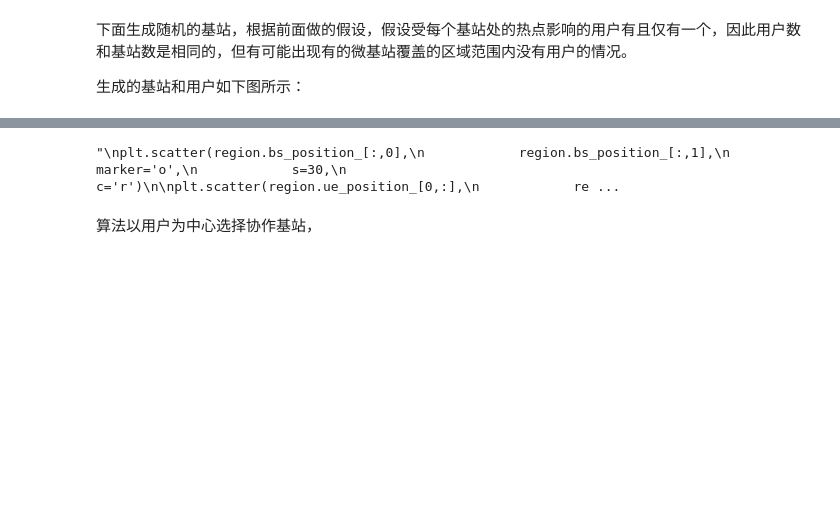
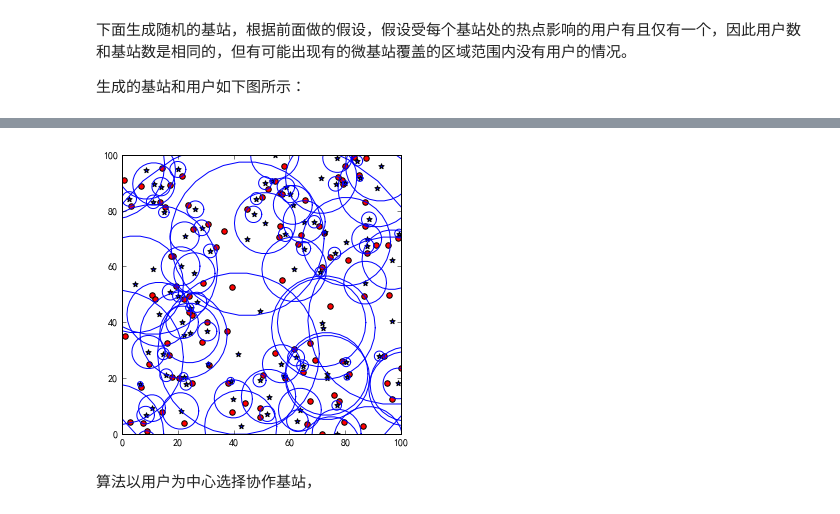
Before and after one commit to JimyMa/UniformBSGaussianUE, a Jupyter notebook: examples/user_center_clustering/user_center_cluster.ipynb, the cells around one changed output, grey strips where cells are left out. Saved outputs shown, nothing was run; the diff lists cells and outputs as text; code cells hidden in the pictures; blank space fills up the shorter version.

```diff
--- a/examples/user_center_clustering/user_center_cluster.ipynb
+++ b/examples/user_center_clustering/user_center_cluster.ipynb
@@ -127,38 +119,35 @@ region = UsrCenterCompServiceRegion(0, 100, 0, 100,
 # %%
-'''
 fig =plt.figure(figsize=(5,5))
 ax = fig.add_subplot(111)
 
-vor = Voronoi(region.bs_position_)
-voronoi_plot_2d(vor, show_vertices=False, show_points=False, ax=ax)
-'''
-'''
+# vor = Voronoi(region.bs_position_)
+# voronoi_plot_2d(vor, show_vertices=False, show_points=False, ax=ax)
+
 plt.scatter(region.bs_position_[:,0],
             region.bs_position_[:,1],
             marker='o',
             s=30,
             c='r')
 
-plt.scatter(region.ue_position_[0,:],
-            region.ue_position_[1,:],
+plt.scatter(region.ue_position_now_[0,:],
+            region.ue_position_now_[1,:],
             marker='*',
             s=30,
-            c='r')
+            c='b')
 
-for i in range(region.ue_number_):
+for i in range(region.ue_number_now_):
     atom = np.arange(0, 2 * np.pi * 31 / 30, 2 * np.pi / 30)
-    x = (region.ue_position_[0, i]
+    x = (region.ue_position_now_[0, i]
          + np.cos(atom) * region.ue_radius_[i])
-    y = (region.ue_position_[1, i]
+    y = (region.ue_position_now_[1, i]
          + np.sin(atom) * region.ue_radius_[i])
     plt.plot(x, y, color='b')
 
 plt.xlim(region.x_min, region.x_max)
 plt.ylim(region.y_min, region.y_max)
 plt.show()
-'''
 # %% [output]
-"\nplt.scatter(region.bs_position_[:,0],\n            region.bs_position_[:,1],\n            marker='o',\n            s=30,\n            c='r')\n\nplt.scatter(region.ue_position_[0,:],\n            re ...
+[figure, added]
 # %% [markdown]
 算法以用户为中心选择协作基站，
 # %% [markdown]
```
Also changed, not shown: parts of 4 cells of this notebook, 38 other files.
